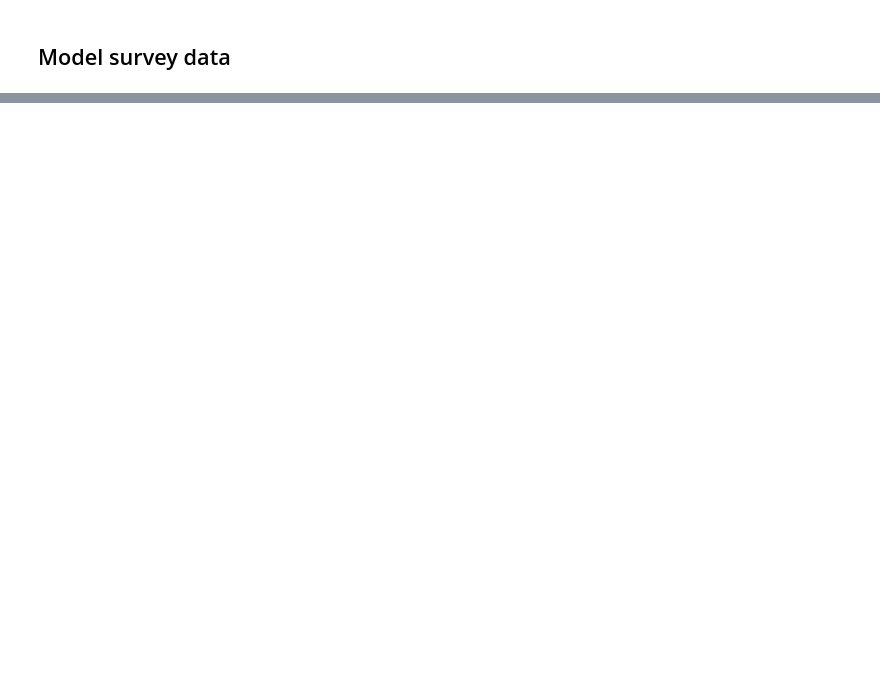
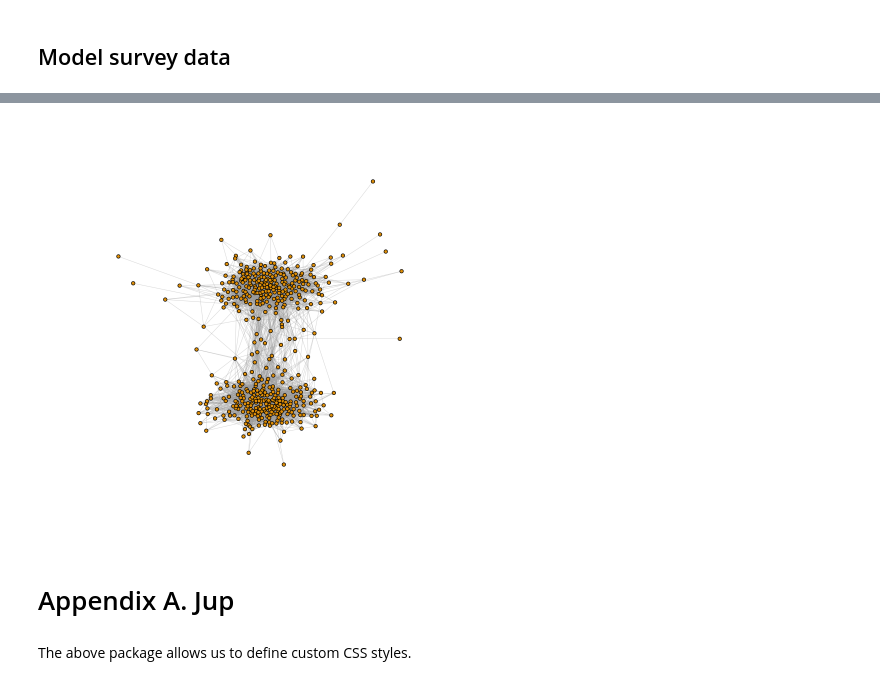
Before and after one commit to surveygraph/surveygraph-tutorials, a Jupyter notebook: graphs-from-surveys.ipynb, the cells around one changed output, grey strips where cells are left out. Drawn from its saved outputs; the diff is of its cells as text; code cells hidden in the pictures; blank space fills up the shorter version.

```diff
--- a/graphs-from-surveys.ipynb
+++ b/graphs-from-surveys.ipynb
@@ -158,0 +185,2 @@ The idea is to use this to discover clusters of individuals with similar attitud
+# %%
+S <- make_synthetic_data(nrow=500, ncol=10, p=0.22, c=0.5)
@@ -158,0 +208,10 @@ The idea is to use this to discover clusters of individuals with similar attitud
+# %%
+e <- make_projection(S, "agent", threshold_method="target_lcc", method_value=0.99, centre=TRUE)
+# %%
+g <- graph_from_data_frame(e, directed=FALSE)
+# %%
+plot(g, vertex.size=2.5, vertex.label=NA, edge.width=0.3, layout=layout.fruchterman.reingold)
+# %% [output]
+[figure, added]
+# %% [markdown]
+# Appendix A. Jup
@@ -159,3 +220,5 @@ The idea is to use this to discover clusters of individuals with similar attitud
+# %% [markdown]
+The above package allows us to define custom CSS styles.
 # %%
 # define custom CSS styles
 customcss <- "
```
Also changed, not shown: parts of 15 cells of this notebook, 1 other file.
